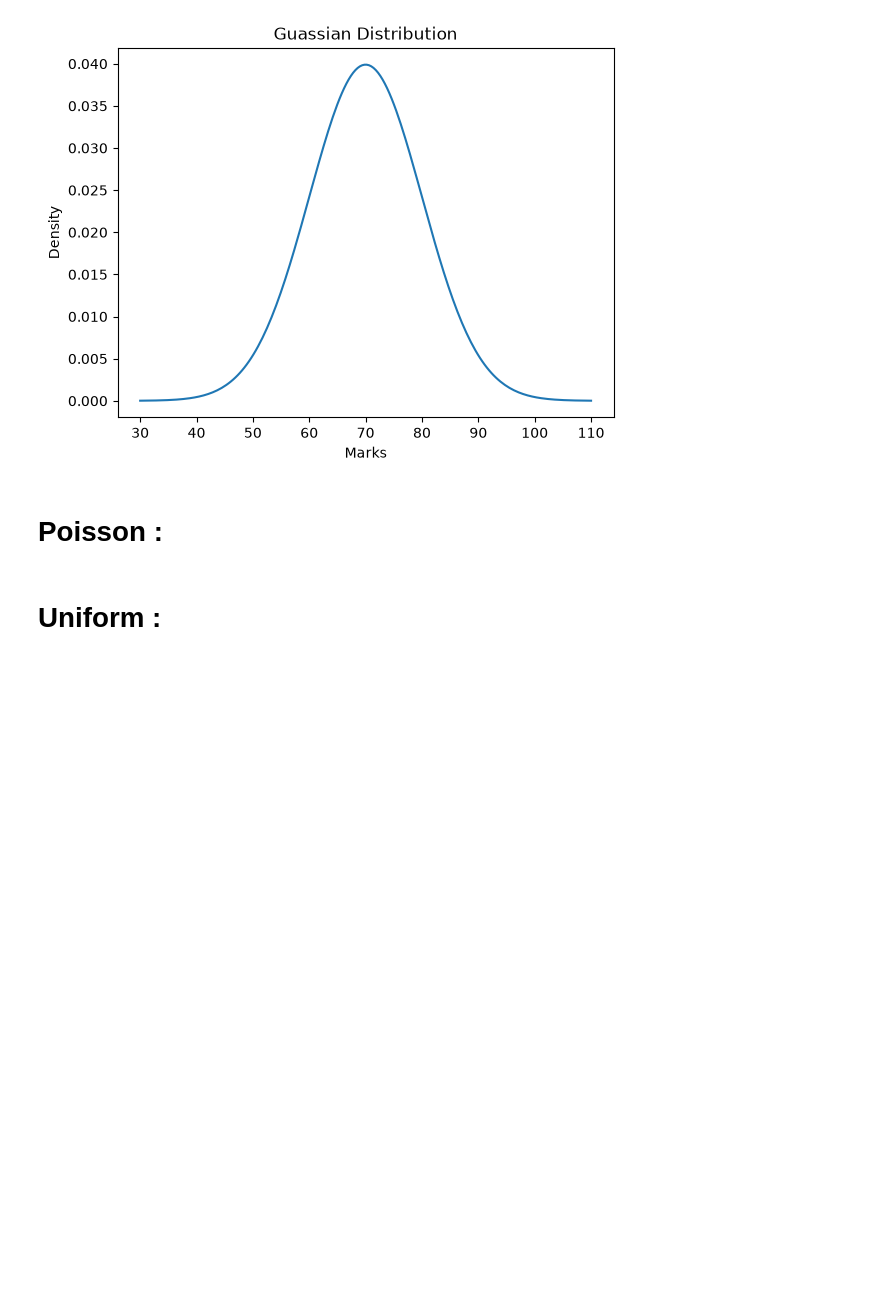
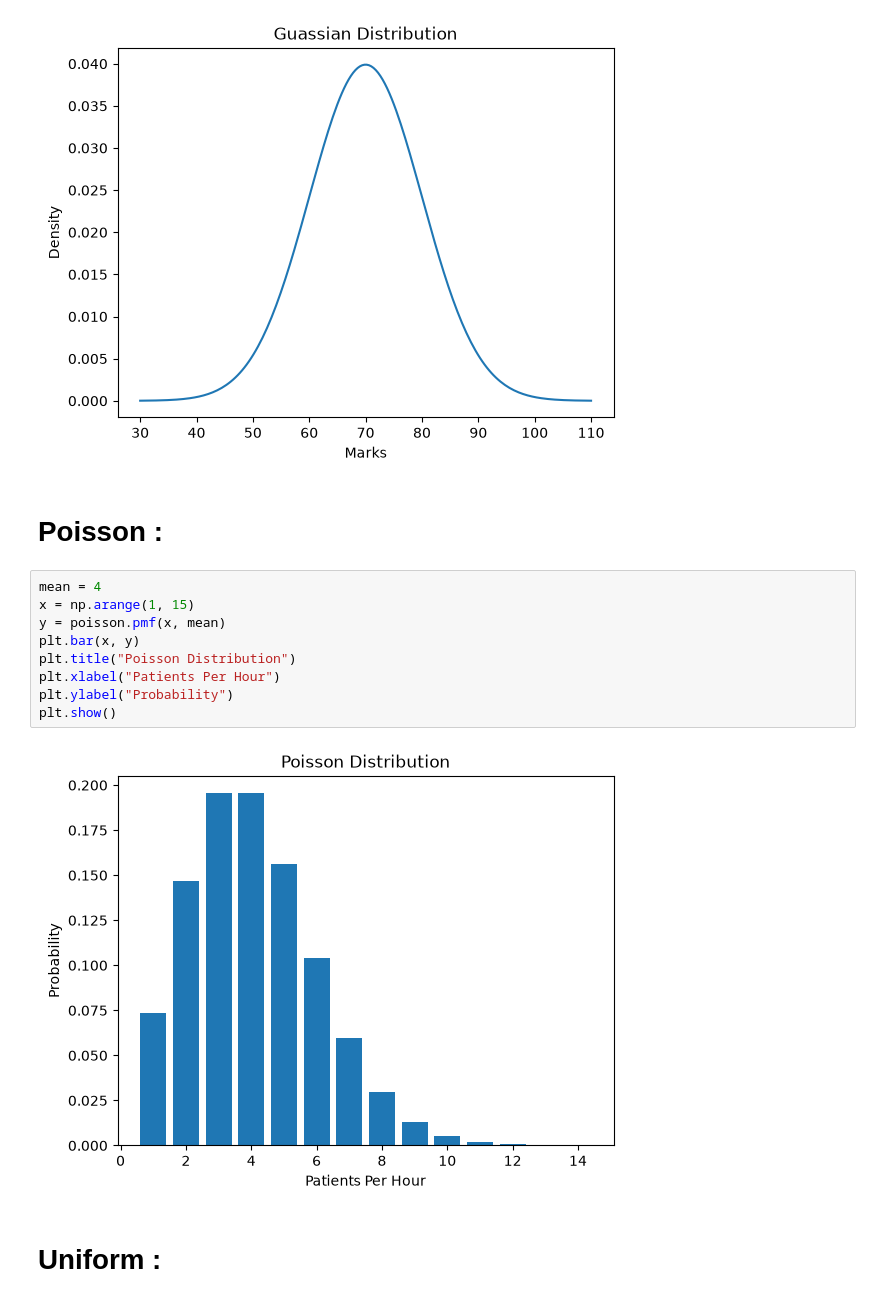
Before and after one commit to hassan-635/AI-Engineering-Course, a Jupyter notebook: Week_3_Mathematics/day_5_probability_and_distributions/prob_dist.ipynb, the cells around one changed output. Saved outputs shown, nothing was run; the diff lists cells and outputs as text; blank space fills up the shorter version.

Commit message:
poisson distribution

```diff
--- a/Week_3_Mathematics/day_5_probability_and_distributions/prob_dist.ipynb
+++ b/Week_3_Mathematics/day_5_probability_and_distributions/prob_dist.ipynb
@@ -53,6 +53,17 @@ plt.show()
 [figure]
 # %% [markdown]
 # Poisson :
+# %%
+mean = 4
+x = np.arange(1, 15)
+y = poisson.pmf(x, mean)
+plt.bar(x, y)
+plt.title("Poisson Distribution")
+plt.xlabel("Patients Per Hour")
+plt.ylabel("Probability")
+plt.show()
+# %% [output]
+[figure, added]
 # %% [markdown]
 # Uniform :
 # %% [markdown]
```
